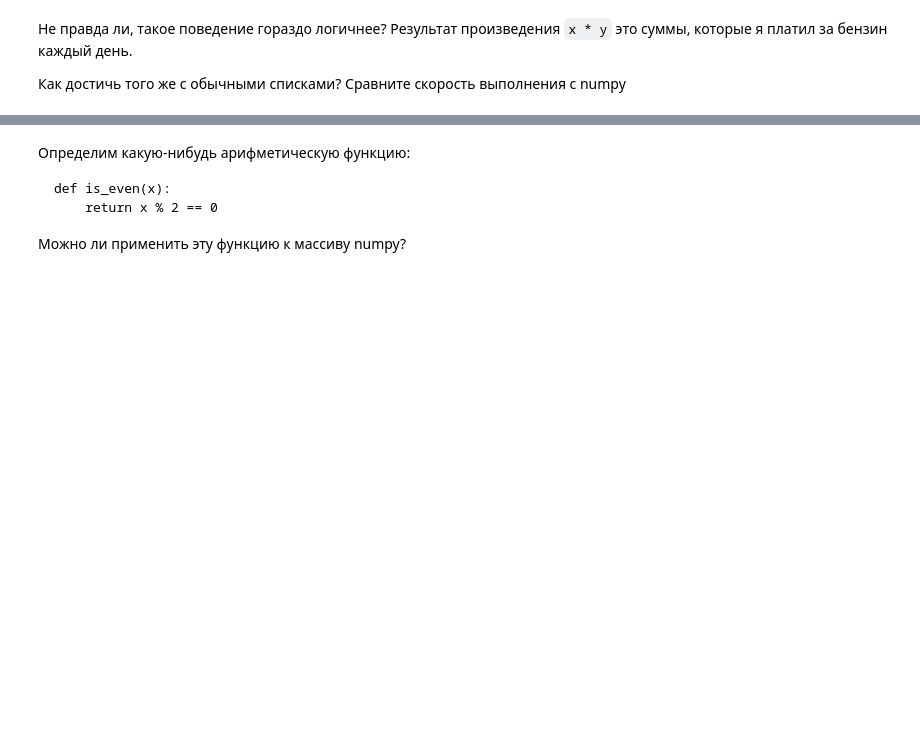
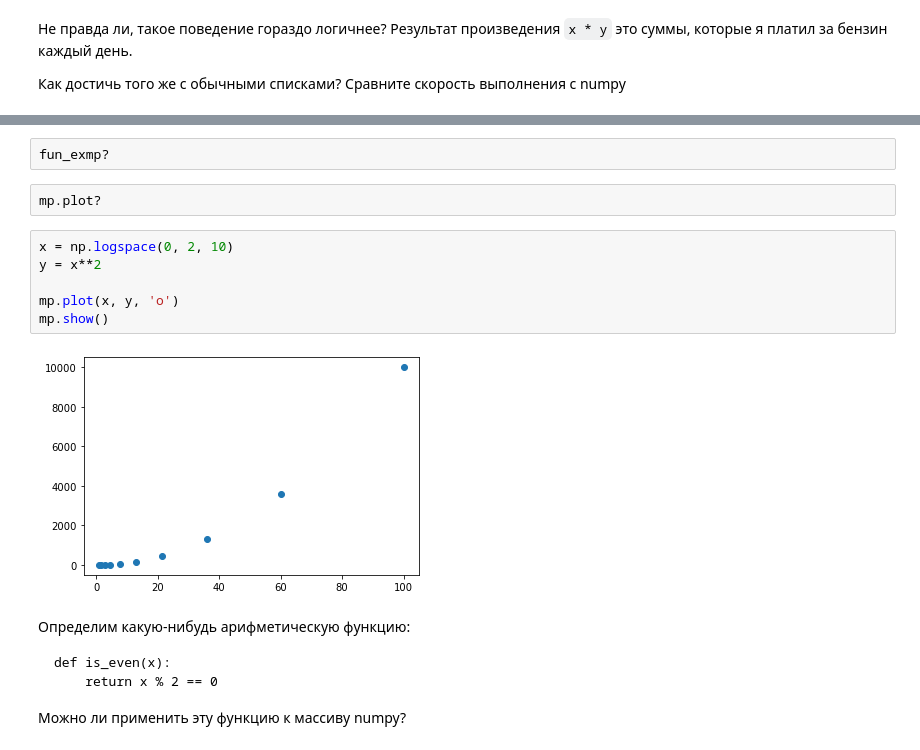
Before and after one commit to MStolpovskiy/PythonBasics, a Jupyter notebook: pb05_numpy.ipynb, the cells around one changed output, grey strips where cells are left out. Drawn from its saved outputs; the diff is of its cells as text; blank space fills up the shorter version.

```diff
--- a/pb05_numpy.ipynb
+++ b/pb05_numpy.ipynb
@@ -60,3 +99,15 @@ print(x * y)
+# %%
+fun_exmp?
+# %%
+mp.plot?
+# %%
+x = np.logspace(0, 2, 10)
+y = x**2
+
+mp.plot(x, y, 'o')
+mp.show()
+# %% [output]
+[figure, added]
 # %% [markdown]
 Определим какую-нибудь арифметическую функцию:
 
```
Also changed, not shown: parts of 22 cells of this notebook, 5 other files.
